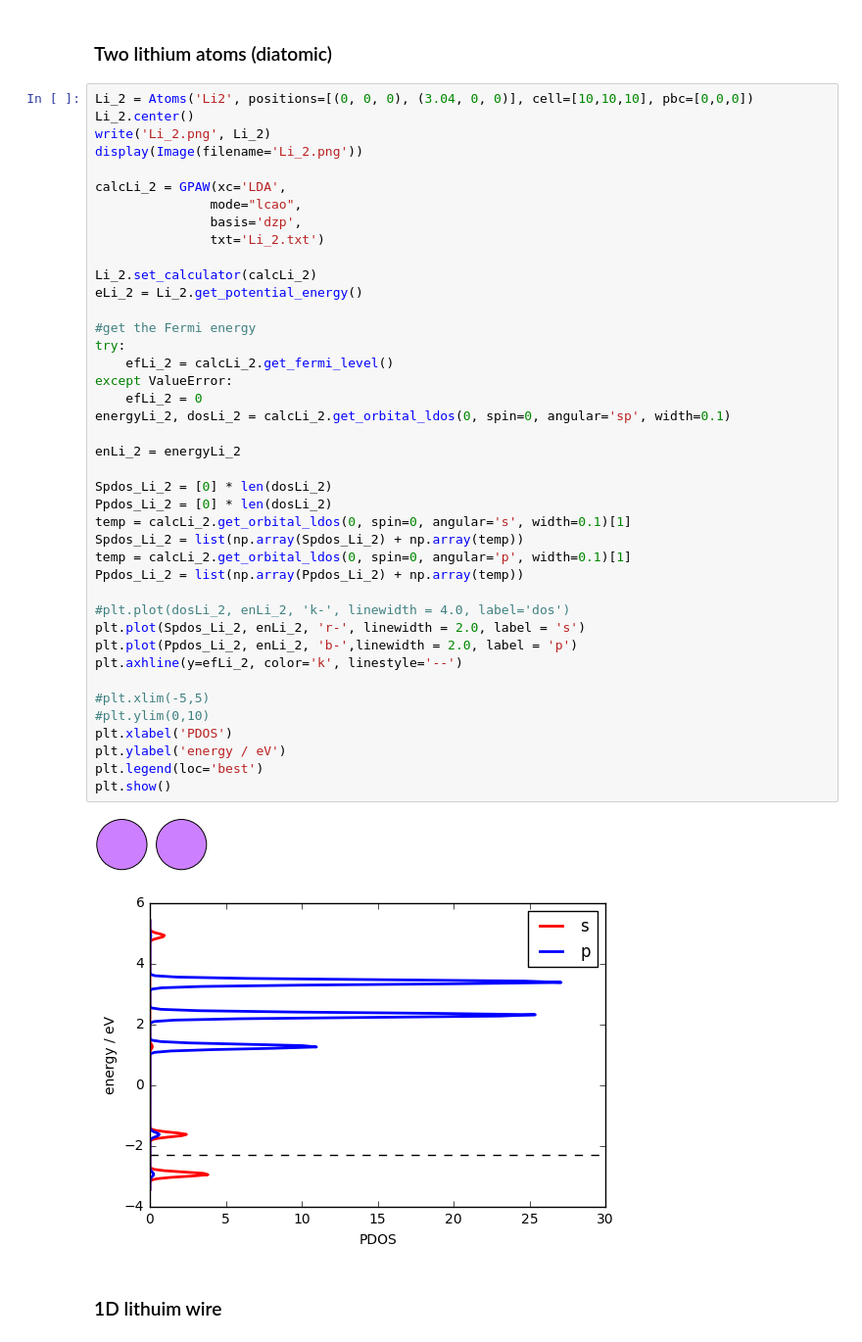
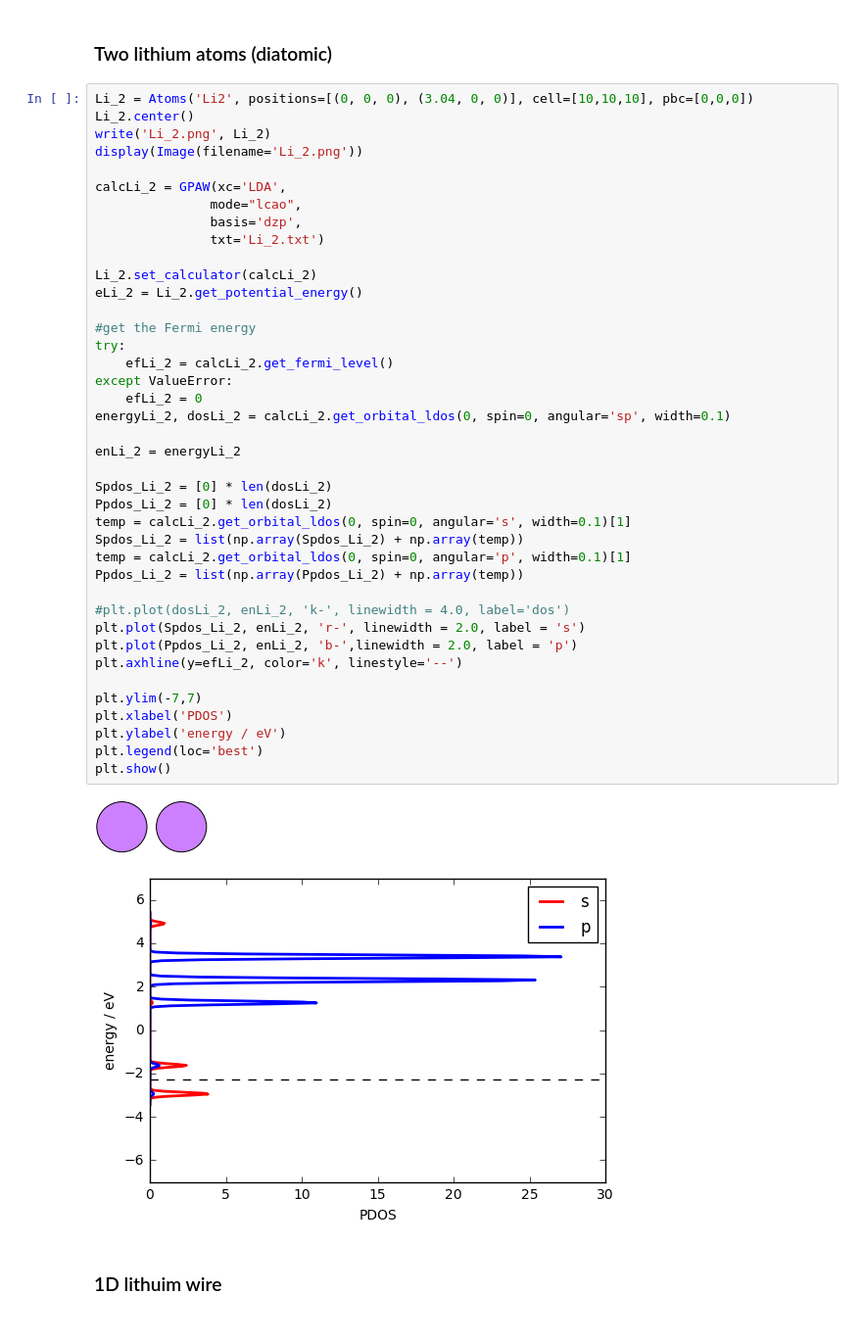
Before and after one commit to vilab-tartu/LOKT.02.048, a Jupyter notebook: week3/Li.ipynb, the cells around one changed output. Shown at 98% size. Saved outputs shown, nothing was run; the diff lists cells and outputs as text.

```diff
--- a/week3/Li.ipynb
+++ b/week3/Li.ipynb
@@ -95,36 +94,35 @@ calcLi_2 = GPAW(xc='LDA',
 Li_2.set_calculator(calcLi_2)
 eLi_2 = Li_2.get_potential_energy()
 
 #get the Fermi energy
 try:
     efLi_2 = calcLi_2.get_fermi_level()
 except ValueError:
     efLi_2 = 0
 energyLi_2, dosLi_2 = calcLi_2.get_orbital_ldos(0, spin=0, angular='sp', width=0.1)
 
 enLi_2 = energyLi_2
 
 Spdos_Li_2 = [0] * len(dosLi_2)
 Ppdos_Li_2 = [0] * len(dosLi_2)
 temp = calcLi_2.get_orbital_ldos(0, spin=0, angular='s', width=0.1)[1]
 Spdos_Li_2 = list(np.array(Spdos_Li_2) + np.array(temp))
 temp = calcLi_2.get_orbital_ldos(0, spin=0, angular='p', width=0.1)[1]
 Ppdos_Li_2 = list(np.array(Ppdos_Li_2) + np.array(temp))
 
 #plt.plot(dosLi_2, enLi_2, 'k-', linewidth = 4.0, label='dos')
 plt.plot(Spdos_Li_2, enLi_2, 'r-', linewidth = 2.0, label = 's')
 plt.plot(Ppdos_Li_2, enLi_2, 'b-',linewidth = 2.0, label = 'p')
 plt.axhline(y=efLi_2, color='k', linestyle='--')
 
-#plt.xlim(-5,5)
-#plt.ylim(0,10)
+plt.ylim(-7,7)
 plt.xlabel('PDOS')
 plt.ylabel('energy / eV')
 plt.legend(loc='best')
 plt.show()
 # %% [output]
 [figure]
-[figure, old version]
+[figure, new version]
 # %% [markdown]
 ### 1D lithuim wire
 # %%
```
Also changed, not shown: parts of 6 cells of this notebook.
